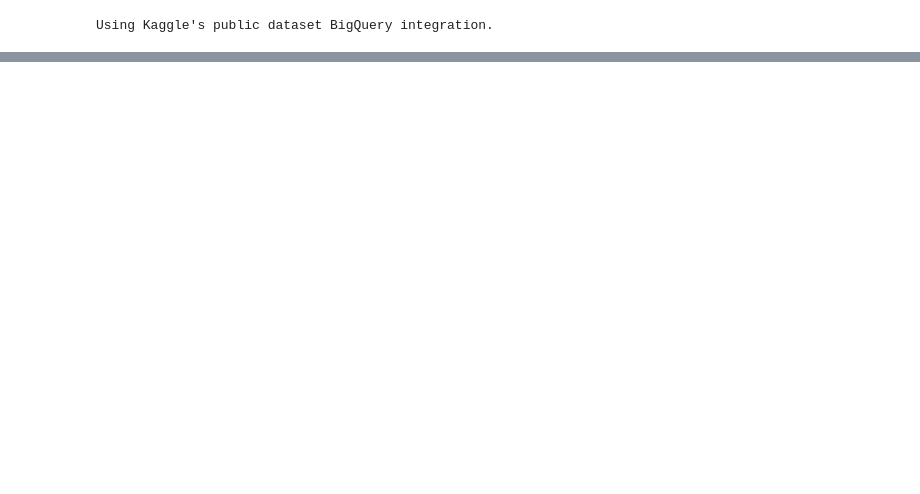
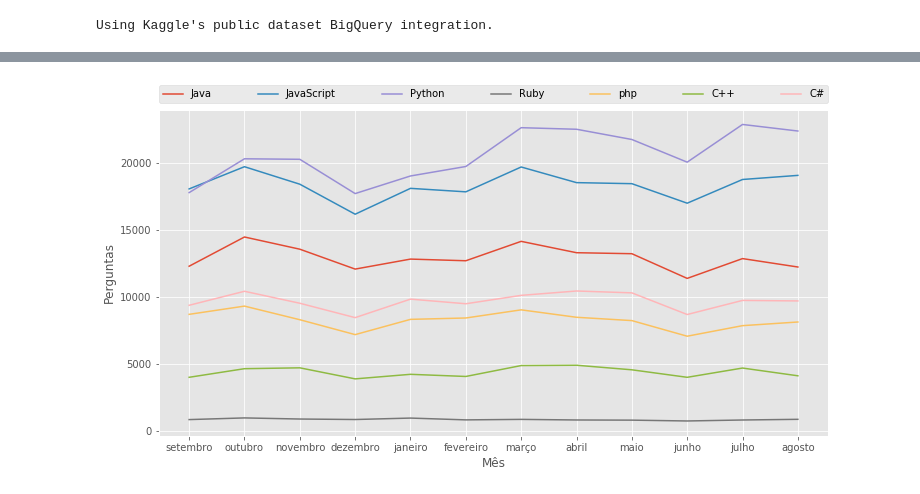
Before and after one commit to LuisHenrique01/notebooks-data-science, a Jupyter notebook: linguagens.ipynb, the cells around one changed output, grey strips where cells are left out. Saved outputs shown, nothing was run; the diff lists cells and outputs as text; code cells hidden in the pictures; blank space fills up the shorter version.

```diff
--- a/linguagens.ipynb
+++ b/linguagens.ipynb
@@ -240,0 +131,3 @@ plt.show()
+# %%
+dt_cch = pd.DataFrame(dicionario_linguagem('c#'))
+dt_cch.head()
@@ -240,0 +141,3 @@ plt.show()
+# %%
+dt_cmais = pd.DataFrame(dicionario_linguagem('c++'))
+dt_cmais.head()
@@ -240,0 +168,18 @@ plt.show()
+# %%
+fig, ax = plt.subplots()
+
+line1, = ax.plot(dt_java['mes'], dt_java['perguntas'], label='Java')
+line2, = ax.plot(dt_javascript['mes'], dt_javascript['perguntas'], label='JavaScript')
+line3, = ax.plot(dt_python['mes'], dt_python['perguntas'], label='Python')
+line4, = ax.plot(dt_ruby['mes'], dt_ruby['perguntas'], label='Ruby')
+line5, = ax.plot(dt_php['mes'], dt_php['perguntas'], label='php')
+line6, = ax.plot(dt_cmais['mes'], dt_cmais['perguntas'], label='C++')
+line7, = ax.plot(dt_cch['mes'], dt_cch['perguntas'], label='C#')
+
+ax.legend(bbox_to_anchor=(0., 1.02, 1., .102), loc='lower left', ncol=8, mode="expand", borderaxespad=0.)
+plt.xlabel('Mês')
+plt.ylabel('Perguntas')
+#plt.savefig('geralfinal.png')
+plt.show()
+# %% [output]
+[figure, added]
```
Also changed, not shown: parts of 47 cells of this notebook.
